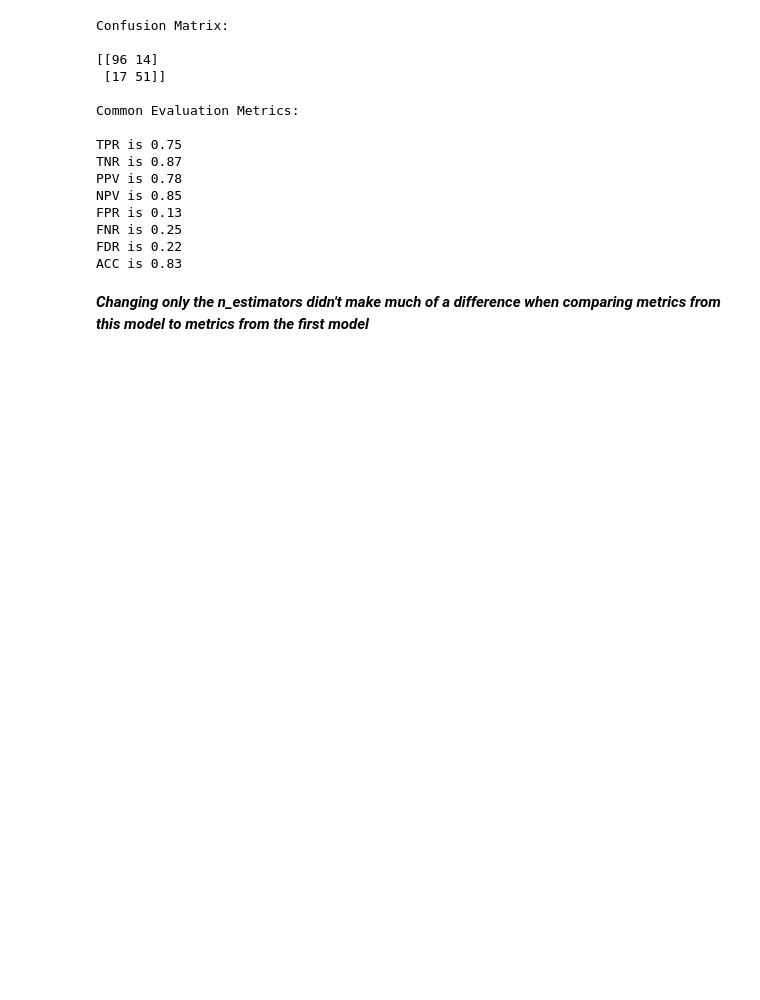
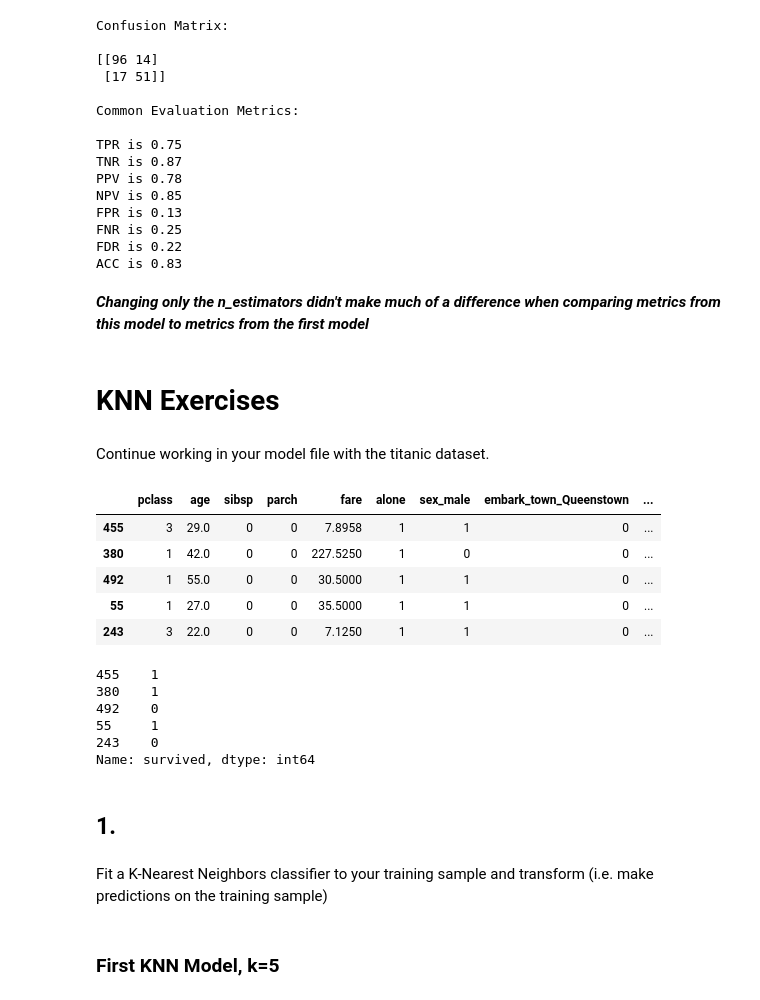
Before and after one commit to adam-talbot/classification-exercises, a Jupyter notebook: model.ipynb, the cells around one changed output. Cells and saved outputs as stored; diff of their text form; code cells hidden in the pictures; blank space fills up the shorter version.

Commit message:
finished KNN exercises

```diff
--- a/model.ipynb
+++ b/model.ipynb
@@ -1637,3 +1637,30 @@ FDR is 0.22
 ACC is 0.83
 # %% [markdown]
 ***Changing only the n_estimators didn't make much of a difference when comparing metrics from this model to metrics from the first model***
+# %% [markdown]
+# KNN Exercises
+# %% [markdown]
+Continue working in your model file with the titanic dataset.
+# %%
+# reuse X and y for train, validate, and test from above
+X_train.head()
+# %% [output]
+|  | pclass | age | sibsp | parch | fare | alone | sex_male | embark_town_Queenstown | ... |
+| 455 | 3 | 29.0 | 0 | 0 | 7.8958 | 1 | 1 | 0 | ... |
+| 380 | 1 | 42.0 | 0 | 0 | 227.5250 | 1 | 0 | 0 | ... |
+| 492 | 1 | 55.0 | 0 | 0 | 30.5000 | 1 | 1 | 0 | ... |
+| 55 | 1 | 27.0 | 0 | 0 | 35.5000 | 1 | 1 | 0 | ... |
+| 243 | 3 | 22.0 | 0 | 0 | 7.1250 | 1 | 1 | 0 | ... |
+# %%
+y_train.head()
+# %% [output]
+455    1
+380    1
+492    0
+55     1
+243    0
+Name: survived, dtype: int64
+# %% [markdown]
+## 1.
+# %% [markdown]
+Fit a K-Nearest Neighbors classifier to your training sample and transform (i.e. make predictions on the training sample)
@@ -1639,0 +1669,2 @@ ACC is 0.83
+# %% [markdown]
+### First KNN Model, k=5
```
Also changed, not shown: parts of 66 cells of this notebook.
